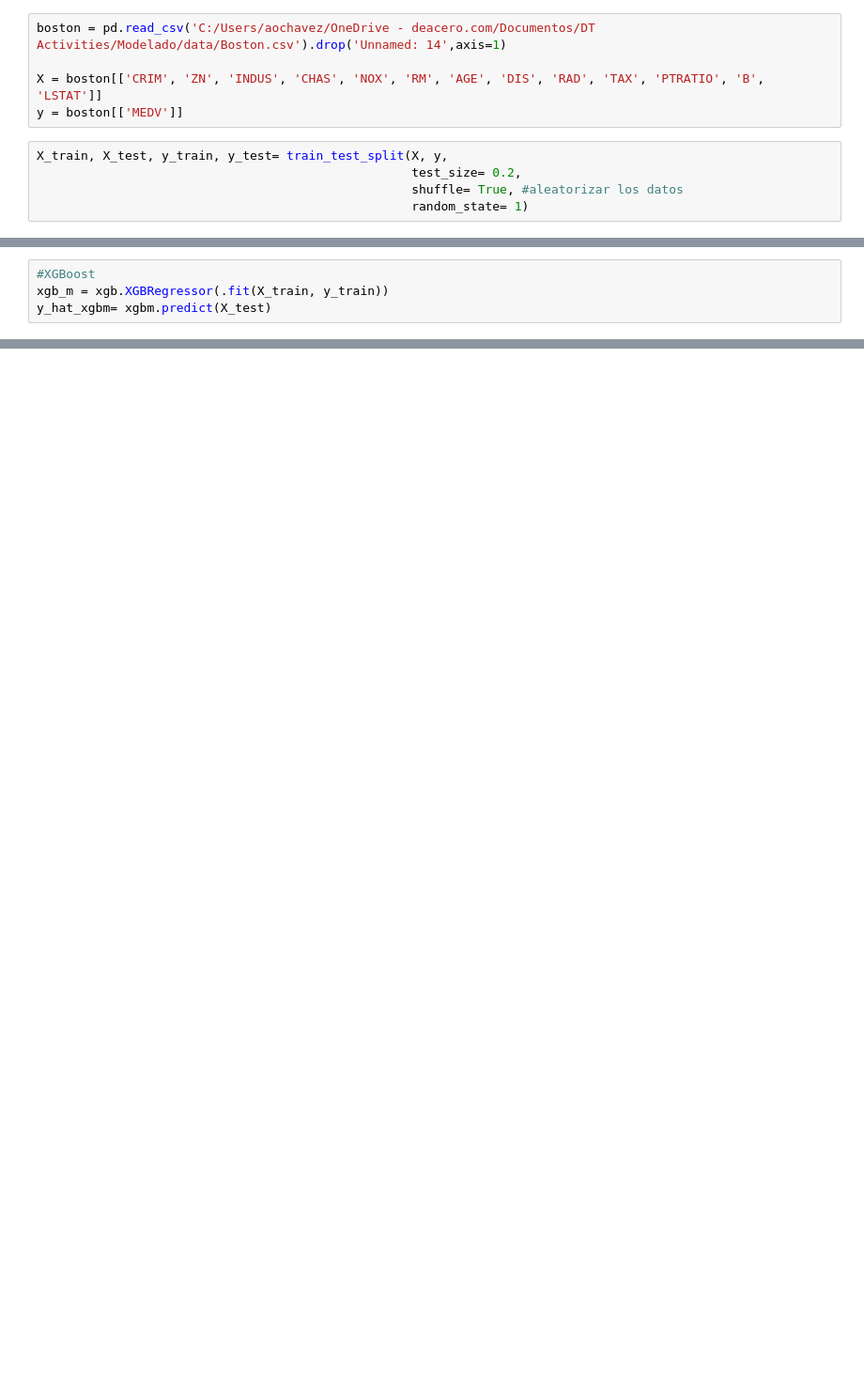
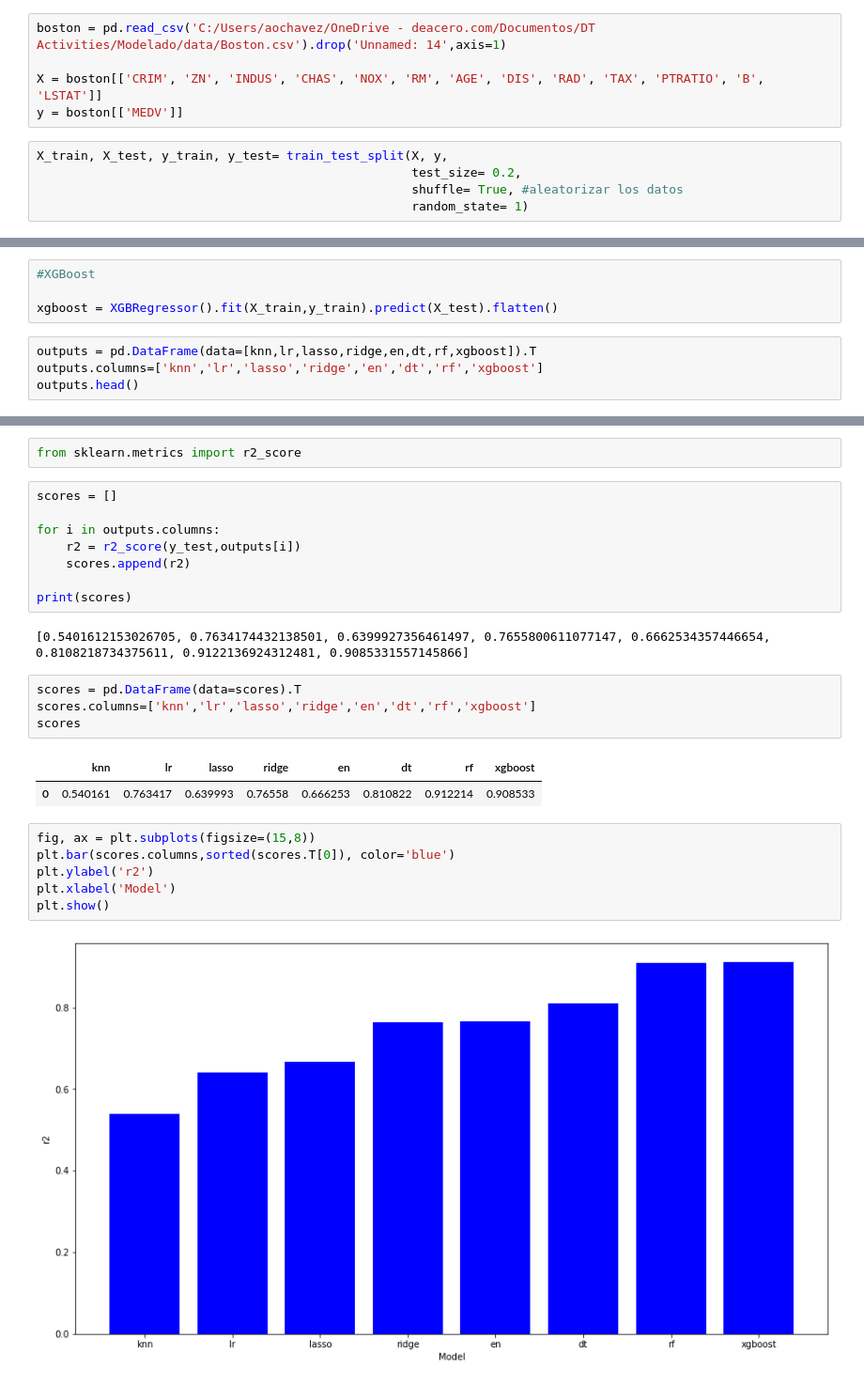
Before and after one commit to Aochavezw/Modelos, a Jupyter notebook: XGboost.ipynb, the cells around one changed output, grey strips where cells are left out. Shown: that part at 94% size. Saved outputs shown, nothing was run; the diff lists cells and outputs as text; blank space fills up the shorter version.

Commit message:
XGBoost

```diff
--- a/XGboost.ipynb
+++ b/XGboost.ipynb
@@ -34,4 +47,8 @@ y_hat_lir = (y_hat_lir).flatten()
 # %%
 #XGBoost
-xgb_m = xgb.XGBRegressor(.fit(X_train, y_train))
-y_hat_xgbm= xgbm.predict(X_test)
+
+xgboost = XGBRegressor().fit(X_train,y_train).predict(X_test).flatten()
+# %%
+outputs = pd.DataFrame(data=[knn,lr,lasso,ridge,en,dt,rf,xgboost]).T
+outputs.columns=['knn','lr','lasso','ridge','en','dt','rf','xgboost']
+outputs.head()
@@ -37,0 +62,27 @@ y_hat_xgbm= xgbm.predict(X_test)
+# %%
+from sklearn.metrics import r2_score
+# %%
+scores = []
+
+for i in outputs.columns:
+    r2 = r2_score(y_test,outputs[i])
+    scores.append(r2)
+
+print(scores)
+# %% [output]
+[0.5401612153026705, 0.7634174432138501, 0.6399927356461497, 0.7655800611077147, 0.6662534357446654, 0.8108218734375611, 0.9122136924312481, 0.9085331557145866]
+# %%
+scores = pd.DataFrame(data=scores).T
+scores.columns=['knn','lr','lasso','ridge','en','dt','rf','xgboost']
+scores
+# %% [output]
+|  | knn | lr | lasso | ridge | en | dt | rf | xgboost |
+| 0 | 0.540161 | 0.763417 | 0.639993 | 0.76558 | 0.666253 | 0.810822 | 0.912214 | 0.908533 |
+# %%
+fig, ax = plt.subplots(figsize=(15,8))
+plt.bar(scores.columns,sorted(scores.T[0]), color='blue')
+plt.ylabel('r2')
+plt.xlabel('Model')
+plt.show()
+# %% [output]
+[figure, added]
```
Also changed, not shown: parts of 24 cells of this notebook.
